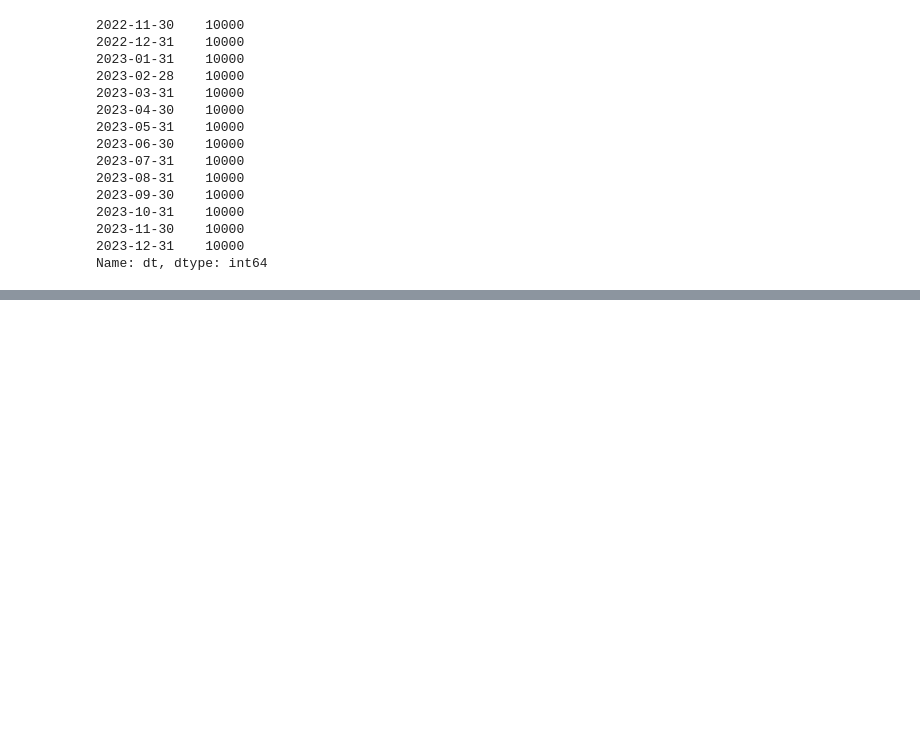
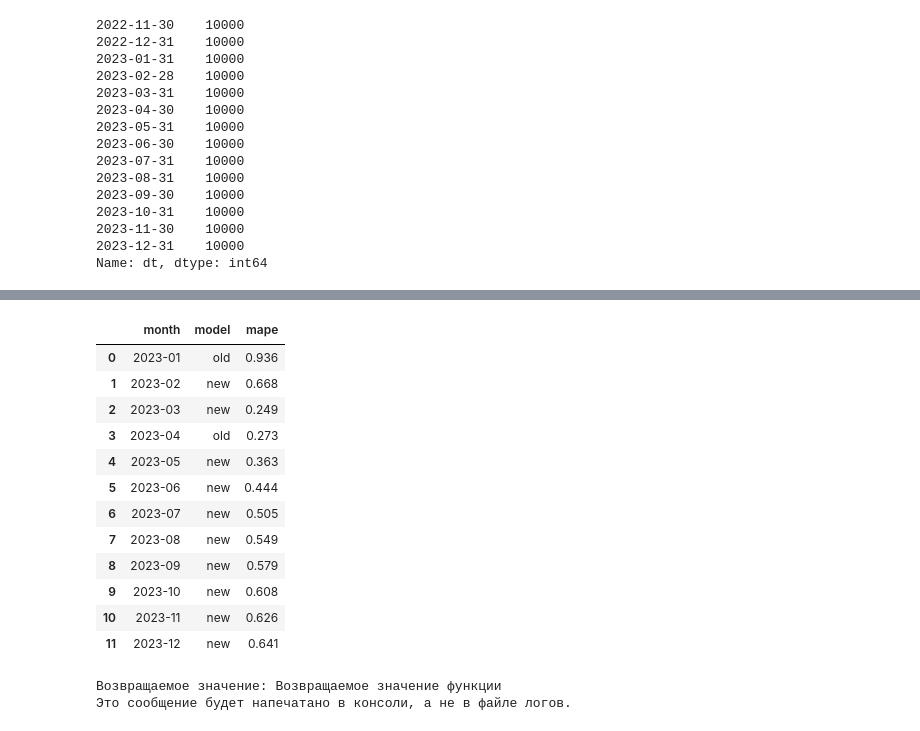
Before and after one commit to VityaShevcov/pearl_one, a Jupyter notebook: code_continue_learning.ipynb, the cells around one changed output, grey strips where cells are left out. Drawn from its saved outputs; the diff is of its cells as text; code cells hidden in the pictures; blank space fills up the shorter version.

```diff
--- a/code_continue_learning.ipynb
+++ b/code_continue_learning.ipynb
@@ -630,0 +659,7 @@ new_exp.final_report()
+# %%
+params = {'max_depth': 3,
+ 'n_estimators': 100,
+ 'objective': 'mse',
+ 'boosting_type': 'goss',
+ 'verbose': -1,
+ 'n_jobs': -1}
@@ -630,0 +684,3 @@ new_exp.final_report()
+# %%
+rez = new_exp.scoring_new_model(start_month = '2023-01-31', window = 0, n_splits = 4, test_size = 1, margin = 0,
+                          lgbm_params= params, early_stopping_rounds= 30, round_num= 3, metric= mape)
@@ -630,0 +696,54 @@ new_exp.final_report()
+# %%
+rez
+# %% [output]
+|  | month | model | mape |
+| 0 | 2023-01 | old | 0.936 |
+| 1 | 2023-02 | new | 0.668 |
+| 2 | 2023-03 | new | 0.249 |
+| 3 | 2023-04 | old | 0.273 |
+| 4 | 2023-05 | new | 0.363 |
+| 5 | 2023-06 | new | 0.444 |
+| 6 | 2023-07 | new | 0.505 |
+| 7 | 2023-08 | new | 0.549 |
+| 8 | 2023-09 | new | 0.579 |
+| 9 | 2023-10 | new | 0.608 |
+| 10 | 2023-11 | new | 0.626 |
+| 11 | 2023-12 | new | 0.641 |
+# %%
+import sys
+from functools import wraps
+
+def log_to_file(file_name):
+    def decorator(func):
+        @wraps(func)
+        def wrapper(*args, **kwargs):
+            # Сохранение оригинального стандартного вывода
+            original_stdout = sys.stdout
+            # Открытие файла логов для записи
+            with open(file_name, 'w') as f:
+                try:
+                    # Перенаправление стандартного вывода в файл
+                    sys.stdout = f
+                    # Вызов оригинальной функции
+                    result = func(*args, **kwargs)
+                finally:
+                    # Возвращение стандартного вывода в исходное состояние
+                    sys.stdout = original_stdout
+            # Возвращение результата функции, если он есть
+            return result
+        return wrapper
+    return decorator
+
+# Пример использования декоратора
+@log_to_file('log_file.txt')
+def test_function():
+    print("Это сообщение будет записано в файл логов.")
+    return "Возвращаемое значение функции"
+
+# Вызов функции для демонстрации
+result = test_function()
+print("Возвращаемое значение:", result)
+print("Это сообщение будет напечатано в консоли, а не в файле логов.")
+# %% [output]
+Возвращаемое значение: Возвращаемое значение функции
+Это сообщение будет напечатано в консоли, а не в файле логов.
```
Also changed, not shown: parts of 17 cells of this notebook, 5 other files.
